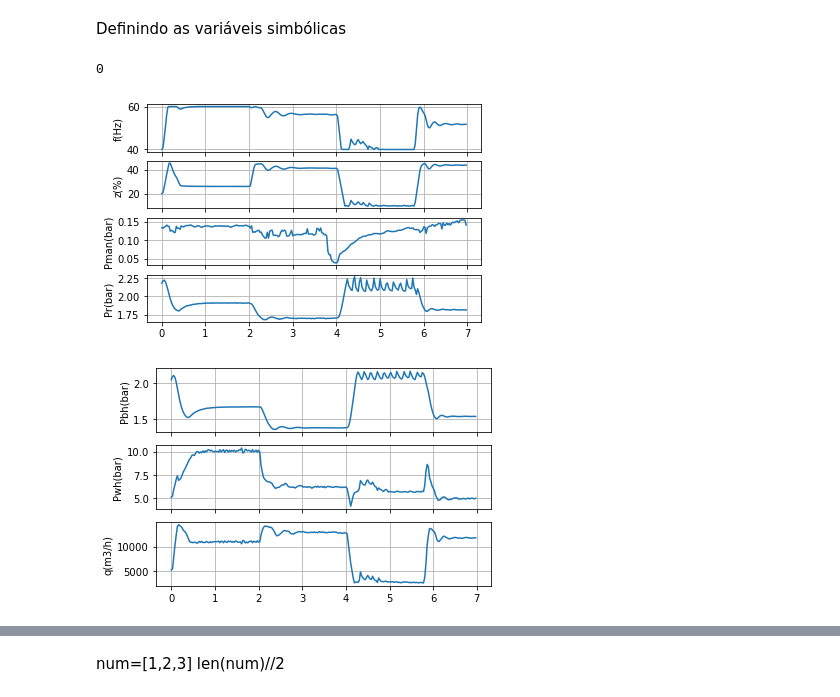
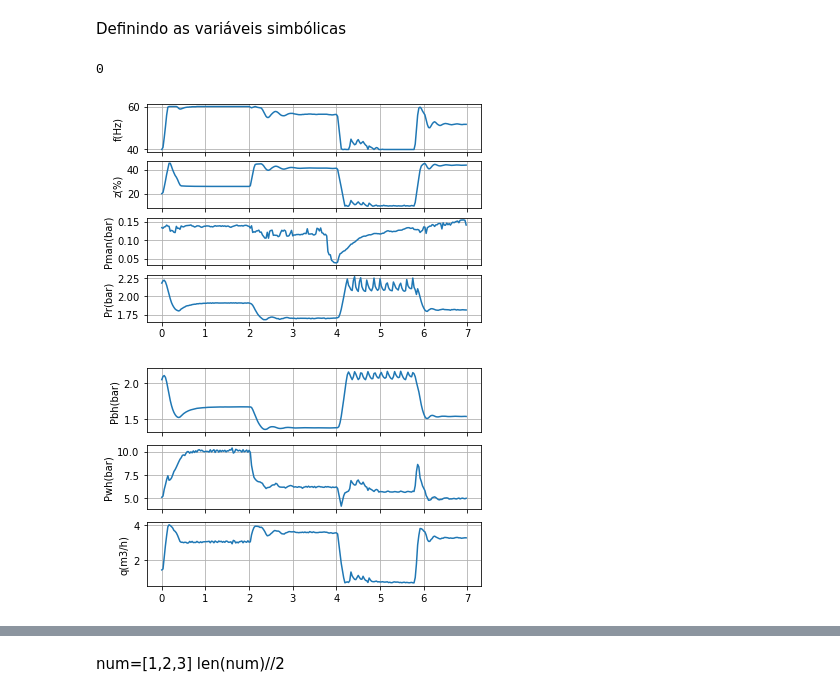
Before and after one commit to tanielfranklin/BCS, a Jupyter notebook: LEA_model/sim _main.ipynb, the cells around one changed output, grey strips where cells are left out. Drawn from its saved outputs; the diff is of its cells as text; code cells hidden in the pictures.

```diff
--- a/LEA_model/sim _main.ipynb
+++ b/LEA_model/sim _main.ipynb
@@ -11,39 +11,40 @@ Definindo as variáveis simbólicas
 # %%
 
 # =========================================================================
 #  Define as entradas do BCS LEA
 # =========================================================================
 #freq = Cexp.referencia_frequencia_inversor(1:nsim)*0.1;                   % [Hz] frequencia de operacao
 intervalo=np.array([int(1.5*3600),int(2.5*3600)])
 intervalo=np.array([int(0*3600),int(7.6*3600)])
 intervalo=np.array([int(0*3600),int(7*3600)])
 LEA=dados_exp_LEA("./dados_experimentais/Dados_BCSLEA_20210818.mat",intervalo)
 #Perturbações#######################################
-pman=LEA['pressao_manifold_coriolis']*1e5
-pres=LEA['pressao_reservatorio']*1e5
+pman=LEA['pressao_manifold_coriolis']*1e5 #SI
+pres=LEA['pressao_reservatorio']*1e5  #SI
 #Estados############################################
-q=LEA['vazao']/3600
-pbh=LEA['pressao_fundo']
-pwh=LEA['pressao_choke']
+q=LEA['vazao']/3600 #SI
+pbh=LEA['pressao_fundo']*1e5 #SI
+pwh=LEA['pressao_choke']*1e5 #SI
 #Entradas exógenas manipuladas######################
 zc = LEA['valvula_pneumatica_topo']#[0:nsim]
 fk = LEA['referencia_frequencia_inversor']#[0:nsim]
+pin_exp=LEA['pressao_intake']*1e5
 #Valores iniciais####################################
 pm_0=pman[0]
 pr_0=pres[0]
 u_0=np.array([fk[0],zc[0],pm_0,pr_0]) #entrada inicial
-u_exp=np.array([fk,zc,pman*1e5,pres*1e5])#entradas experimentais
-x_0=np.array([pbh[0]*1e5,pwh[0]*1e5,q[0]])
+u_exp=np.array([fk,zc,pman,pres])#entradas experimentais
+x_0=np.array([pbh[0],pwh[0],q[0]])
 #####################################################
 nsim=LEA['tempo']+1
 ts=LEA['Ts']
 tempo_hora = np.arange(0,nsim*ts,ts)/3600
 ex_plot=plot_exogenous(tempo_hora,[fk,zc,pman,pres])
-ex_states=plot_states(tempo_hora,[pbh*1e5,pwh*1e5,q*3600])
+ex_states=plot_states(tempo_hora,[pbh,pwh,q])
 # %% [output]
 0
 [figure]
-[figure, old version]
+[figure, new version]
 # %%
 #Entradas - conforme binder e pavlov
 #========================================
```
Also changed, not shown: parts of 25 cells of this notebook, 5 other files.
